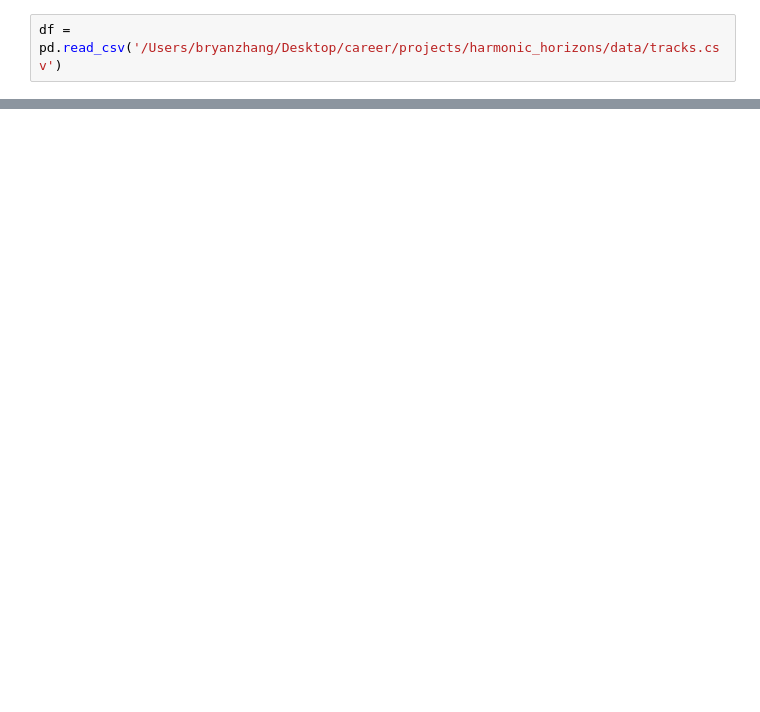
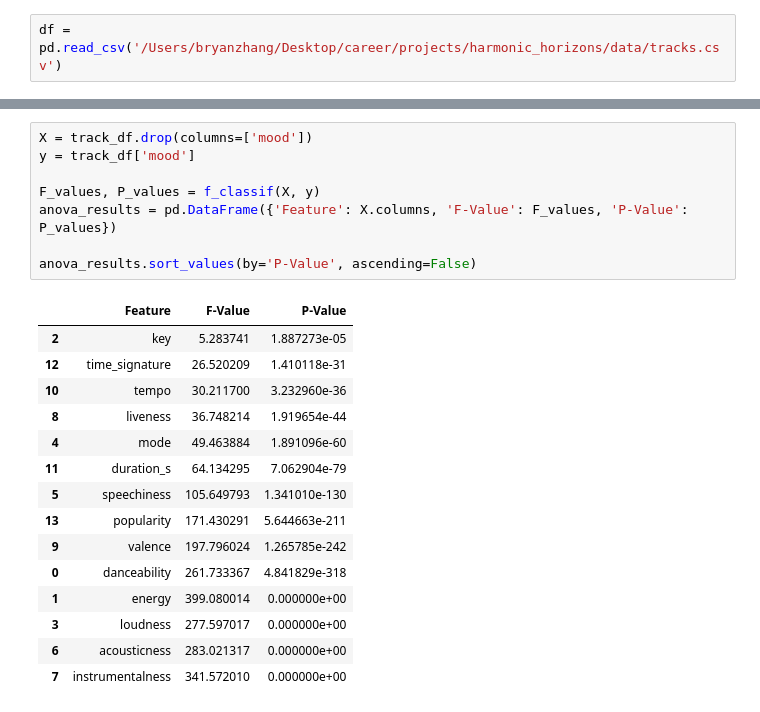
Before and after one commit to BryanZhang938/harmonic_horizons, a Jupyter notebook: src/data/process_data.ipynb, the cells around one changed output, grey strips where cells are left out. Saved outputs shown, nothing was run; the diff lists cells and outputs as text; blank space fills up the shorter version.

```diff
--- a/src/data/process_data.ipynb
+++ b/src/data/process_data.ipynb
@@ -27,0 +47,24 @@ mood_distribution
+# %%
+X = track_df.drop(columns=['mood'])
+y = track_df['mood']
+
+F_values, P_values = f_classif(X, y)
+anova_results = pd.DataFrame({'Feature': X.columns, 'F-Value': F_values, 'P-Value': P_values})
+
+anova_results.sort_values(by='P-Value', ascending=False)
+# %% [output]
+|  | Feature | F-Value | P-Value |
+| 2 | key | 5.283741 | 1.887273e-05 |
+| 12 | time_signature | 26.520209 | 1.410118e-31 |
+| 10 | tempo | 30.211700 | 3.232960e-36 |
+| 8 | liveness | 36.748214 | 1.919654e-44 |
+| 4 | mode | 49.463884 | 1.891096e-60 |
+| 11 | duration_s | 64.134295 | 7.062904e-79 |
+| 5 | speechiness | 105.649793 | 1.341010e-130 |
+| 13 | popularity | 171.430291 | 5.644663e-211 |
+| 9 | valence | 197.796024 | 1.265785e-242 |
+| 0 | danceability | 261.733367 | 4.841829e-318 |
+| 1 | energy | 399.080014 | 0.000000e+00 |
+| 3 | loudness | 277.597017 | 0.000000e+00 |
+| 6 | acousticness | 283.021317 | 0.000000e+00 |
+| 7 | instrumentalness | 341.572010 | 0.000000e+00 |
```
Also changed, not shown: parts of 7 cells of this notebook.
